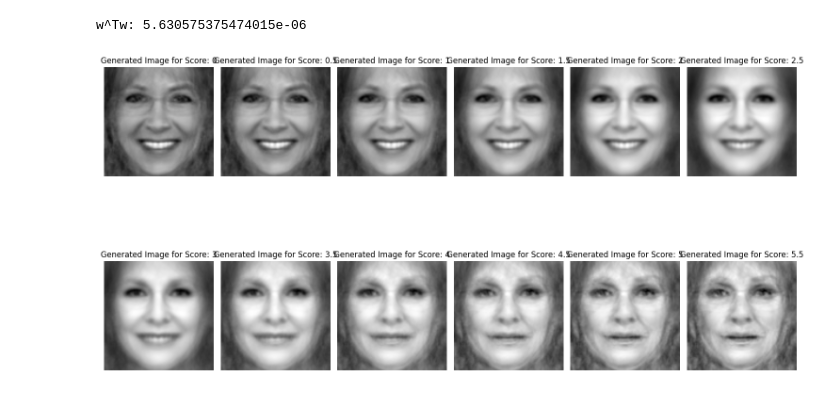
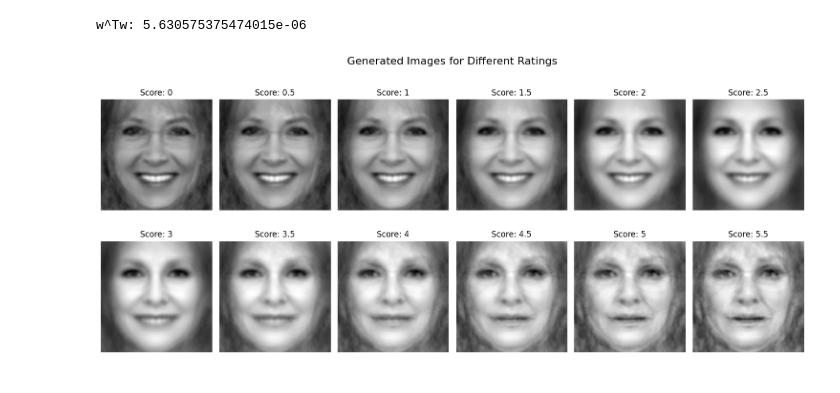
Before and after one commit to s243933/Kareninator, a Jupyter notebook: analyze_ratings.ipynb, the cells around one changed output. Saved outputs shown, nothing was run; the diff lists cells and outputs as text; code cells hidden in the pictures.

```diff
--- a/analyze_ratings.ipynb
+++ b/analyze_ratings.ipynb
@@ -194,20 +197,28 @@ for idx, rating in enumerate(rating_labels):
     generated_scores.append(gen_score)
 # %%
 # Generate images
-fig, ax = plt.subplots(2, math.ceil(len(rating_labels)/2), figsize=(15, 10))
+fig, ax = plt.subplots(2, math.ceil(len(rating_labels)/2), figsize=(15, 7))
 ax = ax.flatten()
+
+save_to_dir = r"C:\Users\desus\OneDrive - Danmarks Tekniske Universitet\Fall_2025\Cognitive_Modelling\Kareninator\data\generated_images"
 
 for i, val in enumerate(zip(rating_labels, generated_scores)):
     rating = val[0]
     score = val[1]
 
-    gen_img = mean_J + np.dot(score, actual_components[selected_indices])
-    gen_img_reshaped = gen_img.reshape(100, 100)
+    gen_img_arr = mean_J + np.dot(score, actual_components[selected_indices])
+    gen_img_reshaped = gen_img_arr.reshape(100, 100)
+
+    if not rating == 0:
+        gen_img = Image.fromarray(np.uint8(gen_img_reshaped))
+        gen_img.save(os.path.join(save_to_dir, f"rating_{rating}.jpg"))
 
     ax[i].imshow(gen_img_reshaped, cmap='gray')
-    ax[i].set_title(f"Generated Image for Score: {rating}")
+    ax[i].set_title(f"Score: {rating}")
     ax[i].axis('off')
 
-fig.tight_layout()
+plt.suptitle("Generated Images for Different Ratings", fontsize=16)
+plt.tight_layout()
+plt.show()
 # %% [output]
-[figure, old version]
+[figure, new version]
```
Also changed, not shown: parts of 11 cells of this notebook.
